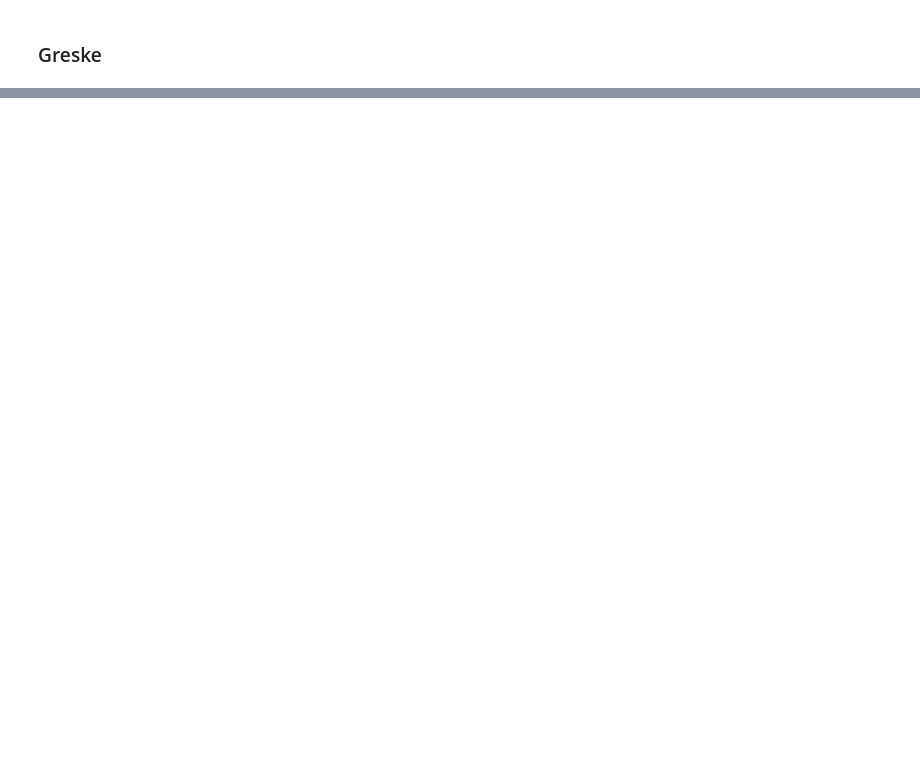
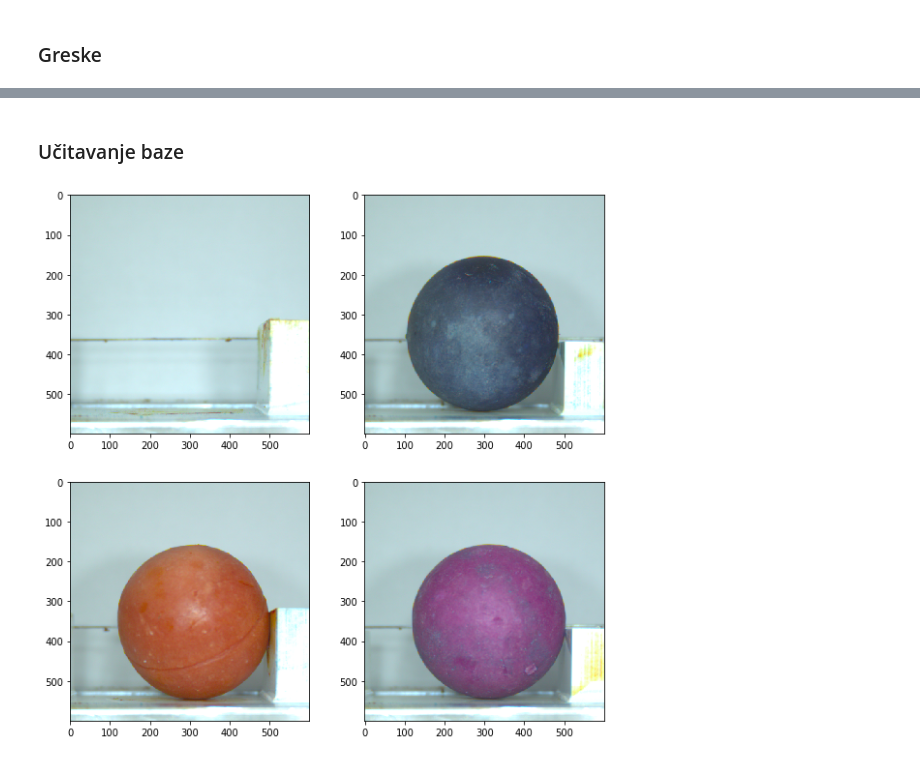
Before and after one commit to djokjulapfe/po, a Jupyter notebook: main.ipynb, the cells around one changed output, grey strips where cells are left out. Saved outputs shown, nothing was run; the diff lists cells and outputs as text; code cells hidden in the pictures; blank space fills up the shorter version.

```diff
--- a/main.ipynb
+++ b/main.ipynb
@@ -818,0 +830,20 @@ Final accuracy: 0.89
+# %%
+x_space = np.linspace(-4, 12, 1000)
+y_space = np.linspace(-10, 8, 1000)
+x, y = np.meshgrid(x_space, y_space)
+pos = np.dstack((x, y))
+
+p11 = 0.6
+n11 = scipy.stats.multivariate_normal([1, 1], [[4, 1.1], [1.1, 2]])
+p12 = 1 - p11
+n12 = scipy.stats.multivariate_normal([6, 4], [[3, -0.8], [-0.8, 1.5]])
+p21 = 0.55
+n21 = scipy.stats.multivariate_normal([7, -4], [[2, 1.1], [1.1, 4]])
+p22 = 1 - p21
+n22 = scipy.stats.multivariate_normal([6, 0], [[3, 0.8], [0.8, 0.5]])
+
+def f1(x):
+    return p11 * n11.pdf(x) + p12 * n12.pdf(x)
+
+def f2(x):
+    return p21 * n21.pdf(x) + p22 * n22.pdf(x)
@@ -818,0 +1068,29 @@ Final accuracy: 0.89
+# %% [markdown]
+### Učitavanje baze
+# %%
+def load_class(folder_name):
+    image_file_dirs = sorted(os.listdir(folder_name))
+    dataset = []
+    for image_file_dir in image_file_dirs:
+        dataset.append(cv2.imread(folder_name + '/' + image_file_dir))
+    return dataset
+
+def load_dataset():
+    dataset_dir = 'data/Kuglice/'
+    class_folders = sorted(os.listdir(dataset_dir))
+    dataset = {}
+    for class_folder in class_folders:
+        dataset[class_folder] = load_class(dataset_dir + class_folder)
+    return dataset
+
+dataset = load_dataset()
+# %%
+fig, ((ax1, ax2), (ax3, ax4)) = plt.subplots(2, 2, figsize=(10, 10))
+Cs = ['C{}'.format(x) for x in random.sample(range(10), 4)]
+ax1.imshow(random.sample(dataset[Cs[0]], 1)[0])
+ax2.imshow(random.sample(dataset[Cs[1]], 1)[0])
+ax3.imshow(random.sample(dataset[Cs[2]], 1)[0])
+ax4.imshow(random.sample(dataset[Cs[3]], 1)[0])
+plt.show()
+# %% [output]
+[figure, added]
```
Also changed, not shown: parts of 42 cells of this notebook.
